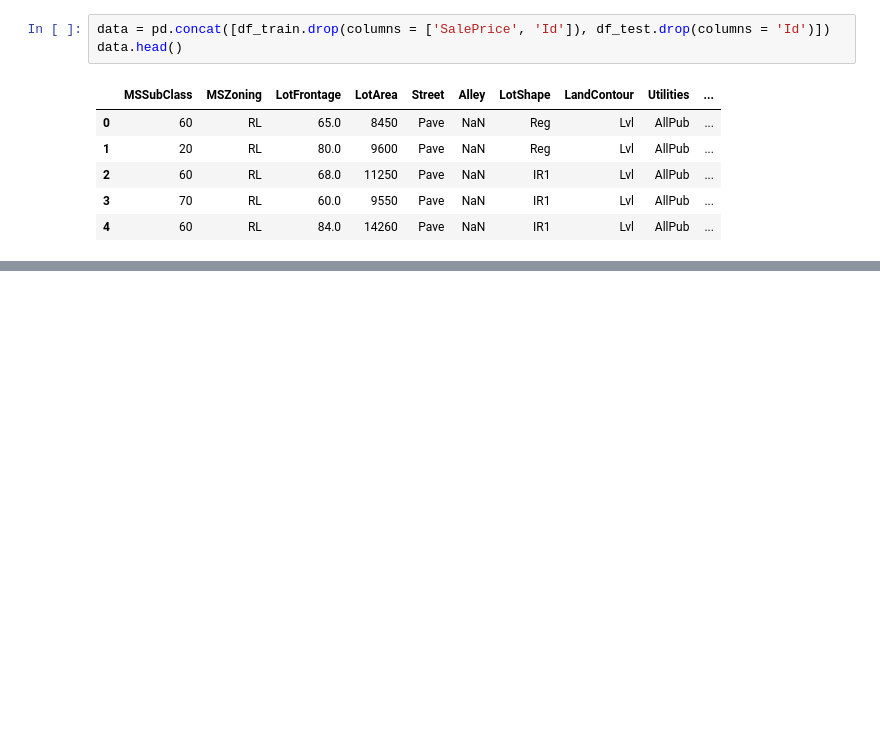
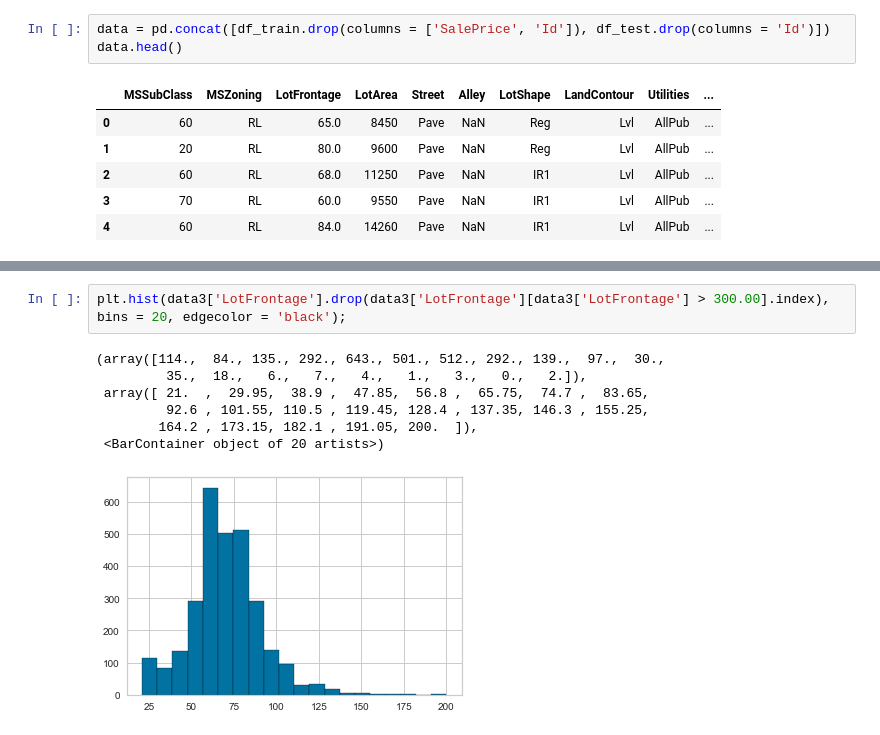
Before and after one commit to Mr00Magician/Boston-House-Pricing-Prediction, a Jupyter notebook: Predictions.ipynb, the cells around one changed output, grey strips where cells are left out. Saved outputs shown, nothing was run; the diff lists cells and outputs as text; blank space fills up the shorter version.

```diff
--- a/Predictions.ipynb
+++ b/Predictions.ipynb
@@ -42,0 +192,10 @@ data.head()
+# %%
+plt.hist(data3['LotFrontage'].drop(data3['LotFrontage'][data3['LotFrontage'] > 300.00].index), bins = 20, edgecolor = 'black');
+# %% [output]
+(array([114.,  84., 135., 292., 643., 501., 512., 292., 139.,  97.,  30.,
+         35.,  18.,   6.,   7.,   4.,   1.,   3.,   0.,   2.]),
+ array([ 21.  ,  29.95,  38.9 ,  47.85,  56.8 ,  65.75,  74.7 ,  83.65,
+         92.6 , 101.55, 110.5 , 119.45, 128.4 , 137.35, 146.3 , 155.25,
+        164.2 , 173.15, 182.1 , 191.05, 200.  ]),
+ <BarContainer object of 20 artists>)
+[figure, added]
```
Also changed, not shown: parts of 52 cells of this notebook, 2 other files.
